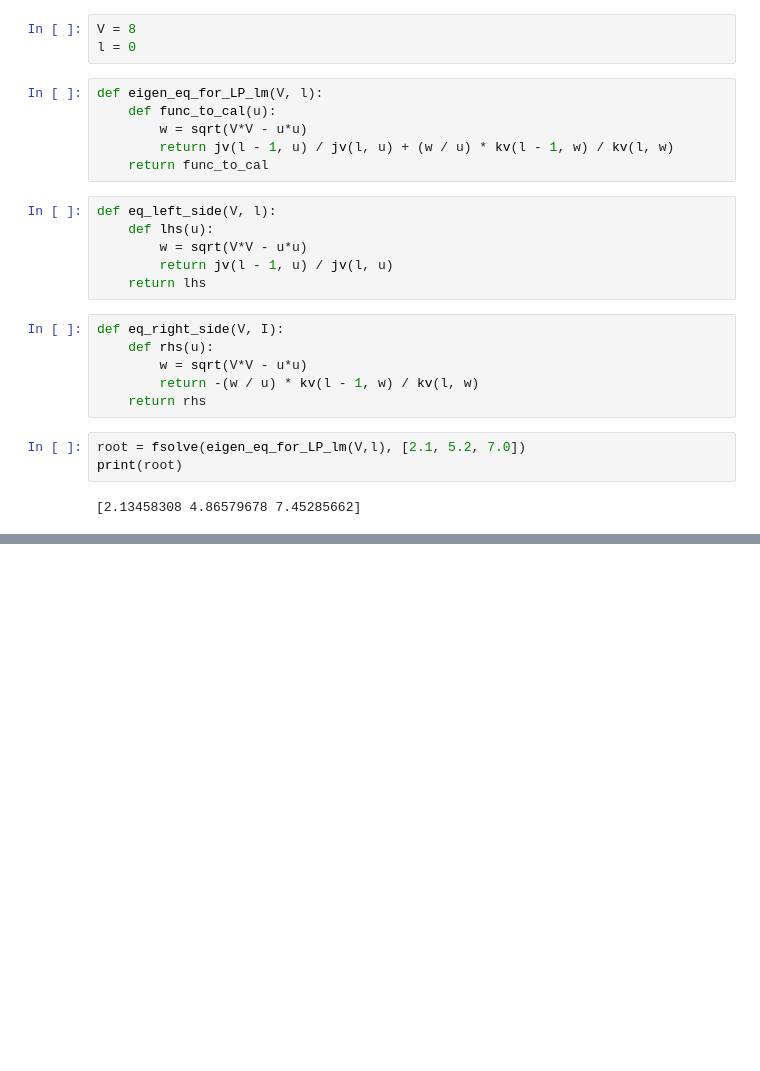
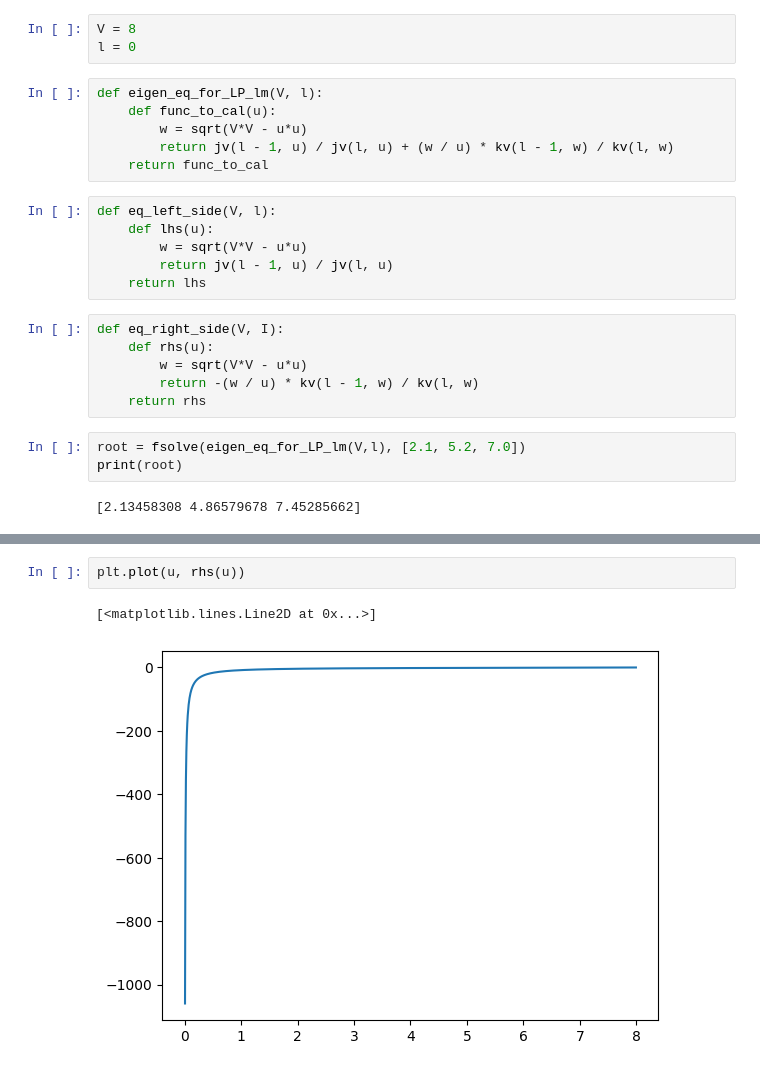
Before and after one commit to jkkow/fmdtool, a Jupyter notebook: draft/solving_eigenvalue_eq.ipynb, the cells around one changed output, grey strips where cells are left out. Saved outputs shown, nothing was run; the diff lists cells and outputs as text; blank space fills up the shorter version.

```diff
--- a/draft/solving_eigenvalue_eq.ipynb
+++ b/draft/solving_eigenvalue_eq.ipynb
@@ -40,0 +60,5 @@ plt.plot(u, lhs(u), rhs(u))
+# %%
+plt.plot(u, rhs(u))
+# %% [output]
+[<matplotlib.lines.Line2D at 0x...>]
+[figure, added]
```
Also changed, not shown: parts of 3 cells of this notebook, 1 other file.
